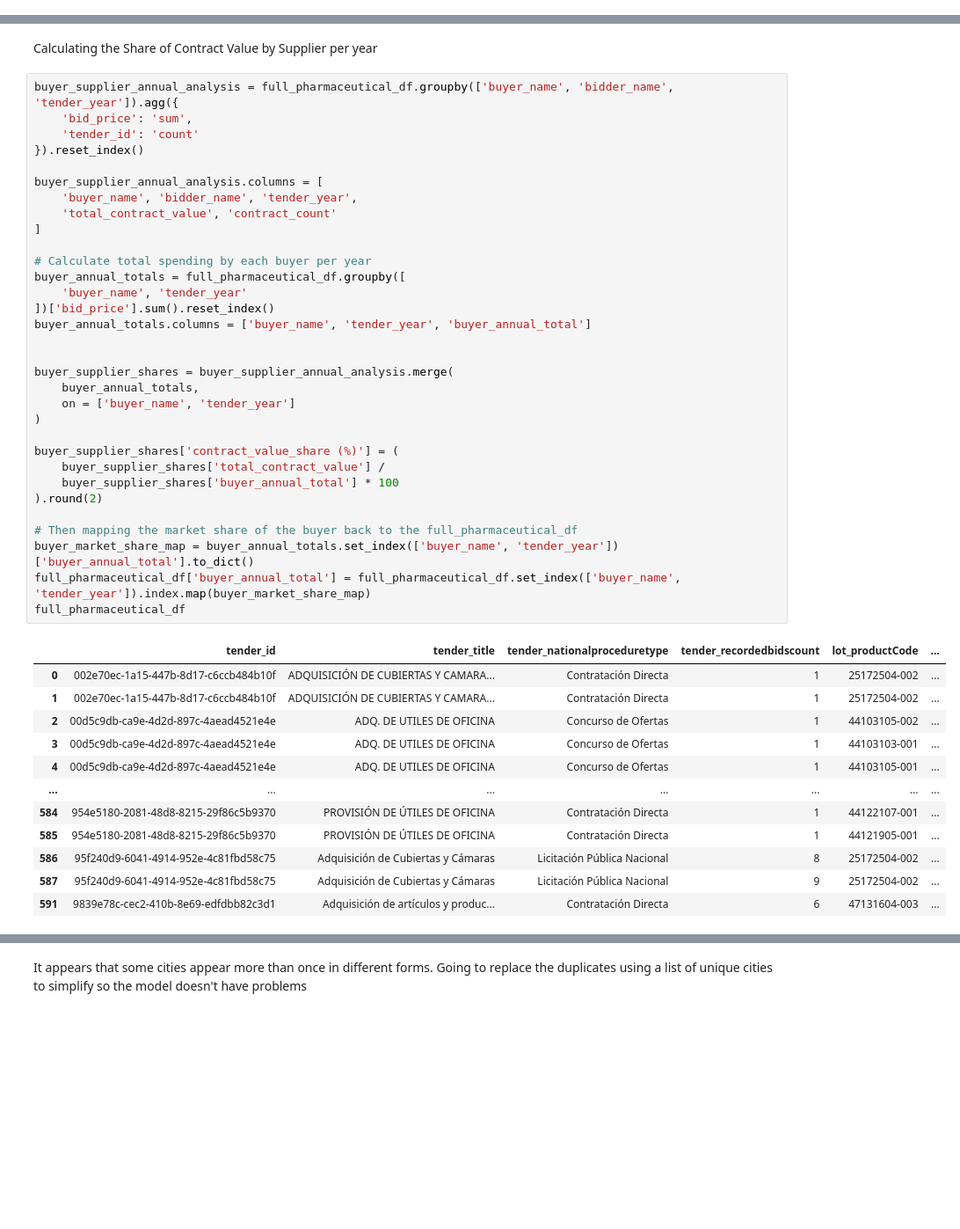
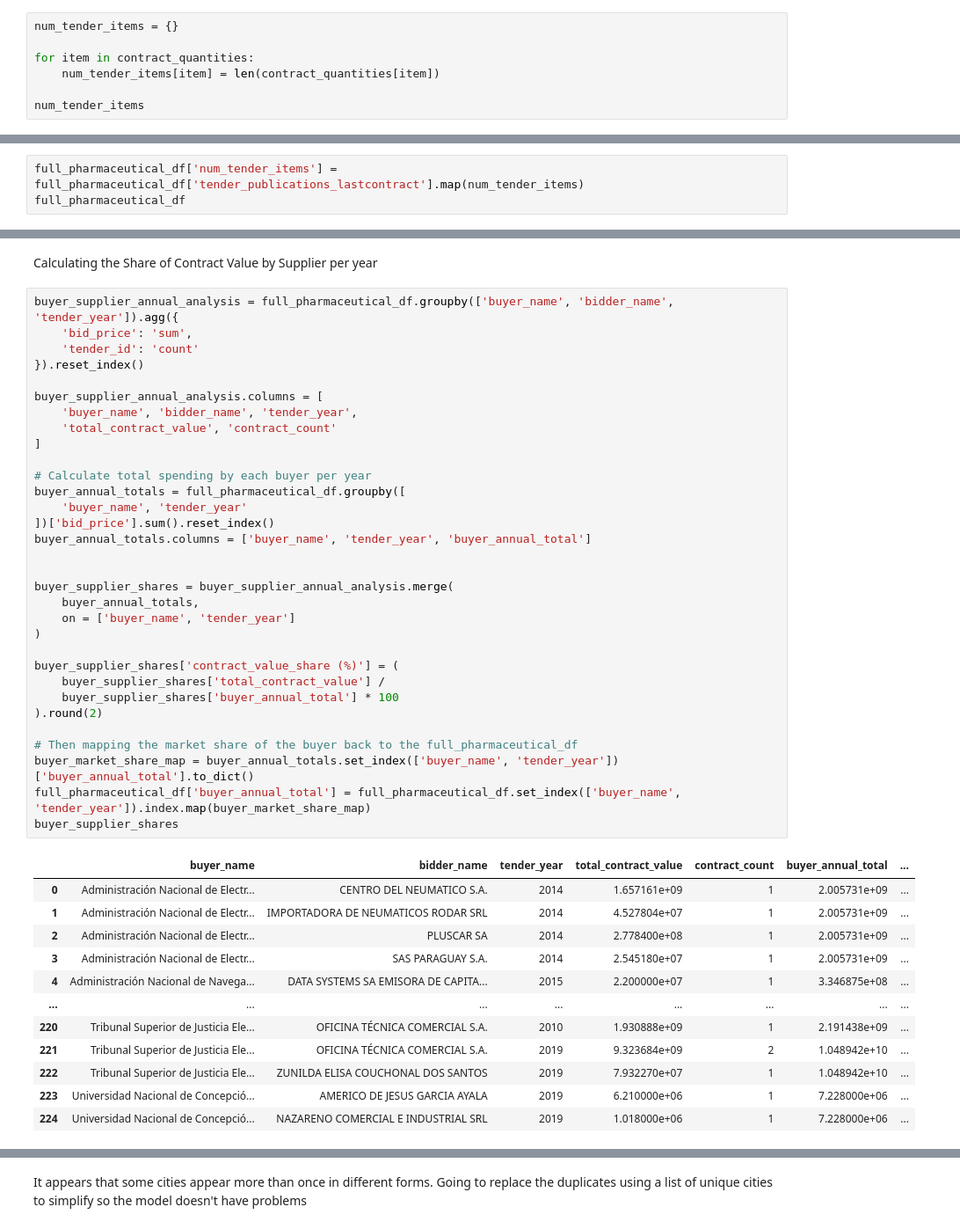
Before and after one commit to aidanlockwood20/MXN442-Assignment2-Project, a Jupyter notebook: report.ipynb, the cells around one changed output, grey strips where cells are left out. Shown at 88% size. Drawn from its saved outputs; the diff is of its cells as text; blank space fills up the shorter version.

```diff
--- a/report.ipynb
+++ b/report.ipynb
@@ -1011,0 +1014,7 @@ full_pharmaceutical_df
+# %%
+num_tender_items = {}
+
+for item in contract_quantities:
+    num_tender_items[item] = len(contract_quantities[item])
+
+num_tender_items
@@ -1011,0 +1039,3 @@ full_pharmaceutical_df
+# %%
+full_pharmaceutical_df['num_tender_items'] = full_pharmaceutical_df['tender_publications_lastcontract'].map(num_tender_items)
+full_pharmaceutical_df
@@ -1087,43 +1183,43 @@ buyer_supplier_annual_analysis = full_pharmaceutical_df.groupby(['buyer_name', '
     'bid_price': 'sum',
     'tender_id': 'count'
 }).reset_index()
 
 buyer_supplier_annual_analysis.columns = [
     'buyer_name', 'bidder_name', 'tender_year',
     'total_contract_value', 'contract_count'
 ]
 
 # Calculate total spending by each buyer per year
 buyer_annual_totals = full_pharmaceutical_df.groupby([
     'buyer_name', 'tender_year'
 ])['bid_price'].sum().reset_index()
 buyer_annual_totals.columns = ['buyer_name', 'tender_year', 'buyer_annual_total']
 
 
 buyer_supplier_shares = buyer_supplier_annual_analysis.merge(
     buyer_annual_totals,
     on = ['buyer_name', 'tender_year']
 )
 
 buyer_supplier_shares['contract_value_share (%)'] = (
     buyer_supplier_shares['total_contract_value'] /
     buyer_supplier_shares['buyer_annual_total'] * 100
 ).round(2)
 
 # Then mapping the market share of the buyer back to the full_pharmaceutical_df
 buyer_market_share_map = buyer_annual_totals.set_index(['buyer_name', 'tender_year'])['buyer_annual_total'].to_dict()
 full_pharmaceutical_df['buyer_annual_total'] = full_pharmaceutical_df.set_index(['buyer_name', 'tender_year']).index.map(buyer_market_share_map)
-full_pharmaceutical_df
+buyer_supplier_shares
 # %% [output]
-|  | tender_id | tender_title | tender_nationalproceduretype | tender_recordedbidscount | lot_productCode | ... |
-| 0 | 002e70ec-1a15-447b-8d17-c6ccb484b10f | ADQUISICIÓN DE CUBIERTAS Y CAMARA... | Contratación Directa | 1 | 25172504-002 | ... |
-| 1 | 002e70ec-1a15-447b-8d17-c6ccb484b10f | ADQUISICIÓN DE CUBIERTAS Y CAMARA... | Contratación Directa | 1 | 25172504-002 | ... |
-| 2 | 00d5c9db-ca9e-4d2d-897c-4aead4521e4e | ADQ. DE UTILES DE OFICINA | Concurso de Ofertas | 1 | 44103105-002 | ... |
-| 3 | 00d5c9db-ca9e-4d2d-897c-4aead4521e4e | ADQ. DE UTILES DE OFICINA | Concurso de Ofertas | 1 | 44103103-001 | ... |
-| 4 | 00d5c9db-ca9e-4d2d-897c-4aead4521e4e | ADQ. DE UTILES DE OFICINA | Concurso de Ofertas | 1 | 44103105-001 | ... |
-| ... | ... | ... | ... | ... | ... | ... |
-| 584 | 954e5180-2081-48d8-8215-29f86c5b9370 | PROVISIÓN DE ÚTILES DE OFICINA | Contratación Directa | 1 | 44122107-001 | ... |
-| 585 | 954e5180-2081-48d8-8215-29f86c5b9370 | PROVISIÓN DE ÚTILES DE OFICINA | Contratación Directa | 1 | 44121905-001 | ... |
-| 586 | 95f240d9-6041-4914-952e-4c81fbd58c75 | Adquisición de Cubiertas y Cámaras | Licitación Pública Nacional | 8 | 25172504-002 | ... |
-| 587 | 95f240d9-6041-4914-952e-4c81fbd58c75 | Adquisición de Cubiertas y Cámaras | Licitación Pública Nacional | 9 | 25172504-002 | ... |
-| 591 | 9839e78c-cec2-410b-8e69-edfdbb82c3d1 | Adquisición de artículos y produc... | Contratación Directa | 6 | 47131604-003 | ... |
+|  | buyer_name | bidder_name | tender_year | total_contract_value | contract_count | buyer_annual_total | ... |
+| 0 | Administración Nacional de Electr... | CENTRO DEL NEUMATICO S.A. | 2014 | 1.657161e+09 | 1 | 2.005731e+09 | ... |
+| 1 | Administración Nacional de Electr... | IMPORTADORA DE NEUMATICOS RODAR SRL | 2014 | 4.527804e+07 | 1 | 2.005731e+09 | ... |
+| 2 | Administración Nacional de Electr... | PLUSCAR SA | 2014 | 2.778400e+08 | 1 | 2.005731e+09 | ... |
+| 3 | Administración Nacional de Electr... | SAS PARAGUAY S.A. | 2014 | 2.545180e+07 | 1 | 2.005731e+09 | ... |
+| 4 | Administración Nacional de Navega... | DATA SYSTEMS SA EMISORA DE CAPITA... | 2015 | 2.200000e+07 | 1 | 3.346875e+08 | ... |
+| ... | ... | ... | ... | ... | ... | ... | ... |
+| 220 | Tribunal Superior de Justicia Ele... | OFICINA TÉCNICA COMERCIAL S.A. | 2010 | 1.930888e+09 | 1 | 2.191438e+09 | ... |
+| 221 | Tribunal Superior de Justicia Ele... | OFICINA TÉCNICA COMERCIAL S.A. | 2019 | 9.323684e+09 | 2 | 1.048942e+10 | ... |
+| 222 | Tribunal Superior de Justicia Ele... | ZUNILDA ELISA COUCHONAL DOS SANTOS | 2019 | 7.932270e+07 | 1 | 1.048942e+10 | ... |
+| 223 | Universidad Nacional de Concepció... | AMERICO DE JESUS GARCIA AYALA | 2019 | 6.210000e+06 | 1 | 7.228000e+06 | ... |
+| 224 | Universidad Nacional de Concepció... | NAZARENO COMERCIAL E INDUSTRIAL SRL | 2019 | 1.018000e+06 | 1 | 7.228000e+06 | ... |
```
Also changed, not shown: parts of 20 cells of this notebook, 1 other file.
